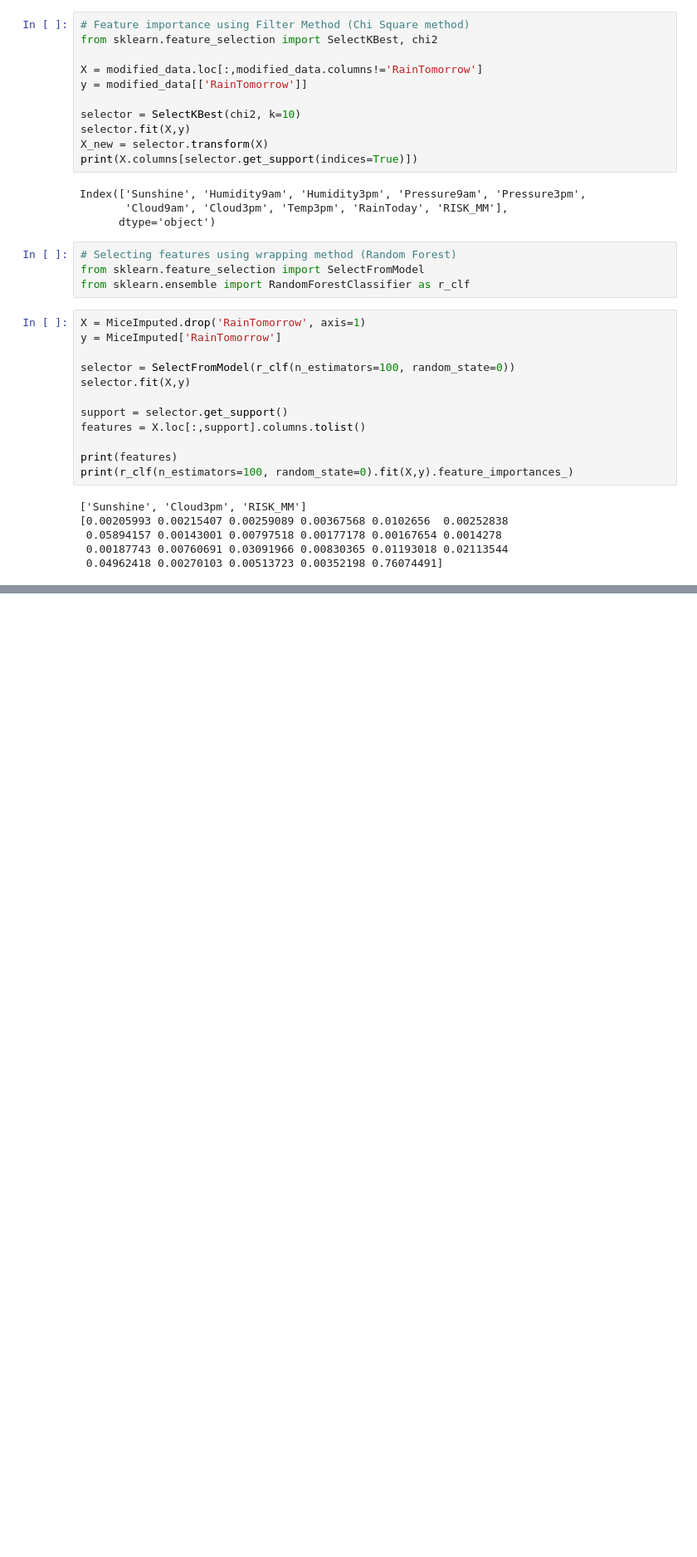
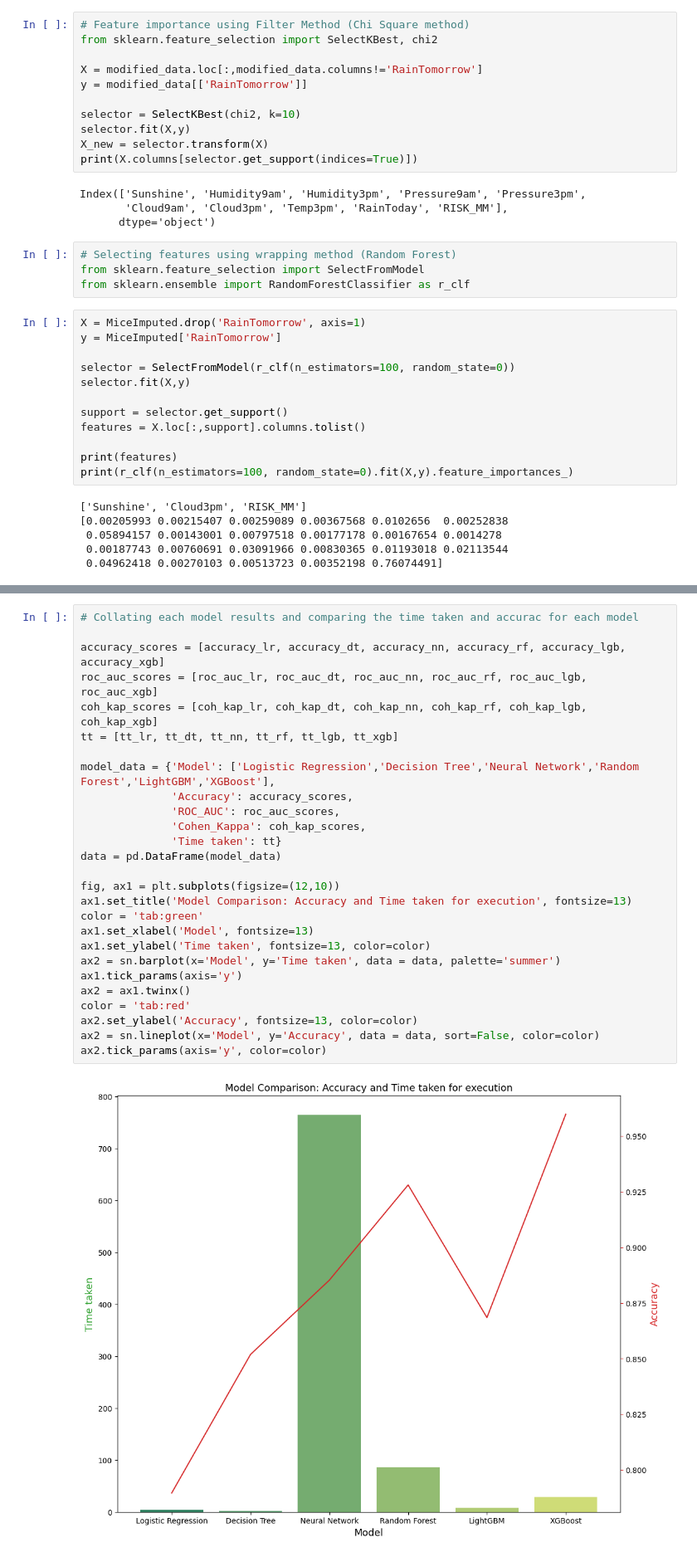
Before and after one commit to shivampranjale/RainFall-Prediction, a Jupyter notebook: source_code.ipynb, the cells around one changed output, grey strips where cells are left out. Shown at 83% size. Saved outputs shown, nothing was run; the diff lists cells and outputs as text; blank space fills up the shorter version.

Commit message:
Final Results

```diff
--- a/source_code.ipynb
+++ b/source_code.ipynb
@@ -207,0 +459,29 @@ print(r_clf(n_estimators=100, random_state=0).fit(X,y).feature_importances_)
+# %%
+# Collating each model results and comparing the time taken and accurac for each model
+
+accuracy_scores = [accuracy_lr, accuracy_dt, accuracy_nn, accuracy_rf, accuracy_lgb, accuracy_xgb]
+roc_auc_scores = [roc_auc_lr, roc_auc_dt, roc_auc_nn, roc_auc_rf, roc_auc_lgb, roc_auc_xgb]
+coh_kap_scores = [coh_kap_lr, coh_kap_dt, coh_kap_nn, coh_kap_rf, coh_kap_lgb, coh_kap_xgb]
+tt = [tt_lr, tt_dt, tt_nn, tt_rf, tt_lgb, tt_xgb]
+
+model_data = {'Model': ['Logistic Regression','Decision Tree','Neural Network','Random Forest','LightGBM','XGBoost'],
+              'Accuracy': accuracy_scores,
+              'ROC_AUC': roc_auc_scores,
+              'Cohen_Kappa': coh_kap_scores,
+              'Time taken': tt}
+data = pd.DataFrame(model_data)
+
+fig, ax1 = plt.subplots(figsize=(12,10))
+ax1.set_title('Model Comparison: Accuracy and Time taken for execution', fontsize=13)
+color = 'tab:green'
+ax1.set_xlabel('Model', fontsize=13)
+ax1.set_ylabel('Time taken', fontsize=13, color=color)
+ax2 = sn.barplot(x='Model', y='Time taken', data = data, palette='summer')
+ax1.tick_params(axis='y')
+ax2 = ax1.twinx()
+color = 'tab:red'
+ax2.set_ylabel('Accuracy', fontsize=13, color=color)
+ax2 = sn.lineplot(x='Model', y='Accuracy', data = data, sort=False, color=color)
+ax2.tick_params(axis='y', color=color)
+# %% [output]
+[figure, added]
```
Also changed, not shown: parts of 29 cells of this notebook.
